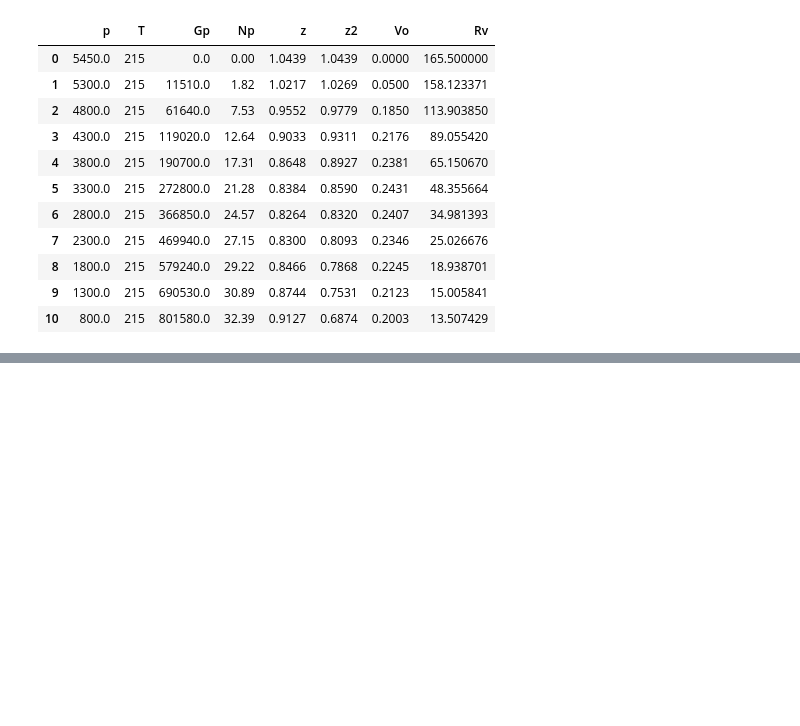
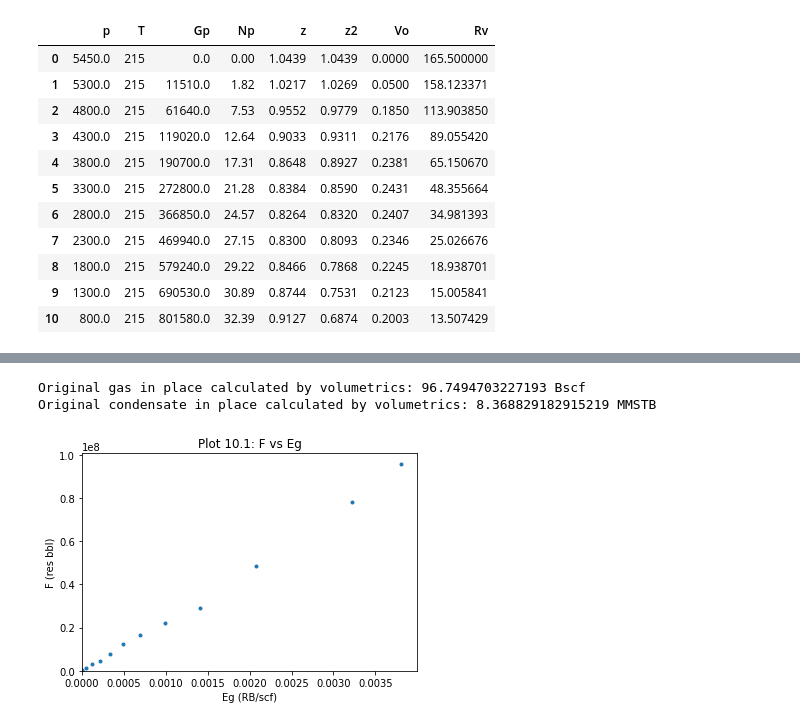
Before and after one commit to yohanesnuwara/reservoir-engineering, a Jupyter notebook: Unit 10 Gas-Condensate Reservoirs/notebook/10_problems.ipynb, the cells around one changed output, grey strips where cells are left out. Saved outputs shown, nothing was run; the diff lists cells and outputs as text; code cells hidden in the pictures; blank space fills up the shorter version.

```diff
--- a/Unit 10 Gas-Condensate Reservoirs/notebook/10_problems.ipynb
+++ b/Unit 10 Gas-Condensate Reservoirs/notebook/10_problems.ipynb
@@ -229,0 +151,12 @@ result
+# %%
+# calculate initial gas in place volumetrics
+Gfgi_vol = (area * h * poro * (1 - swi)) / Bgi # result in scf
+
+# calculate initial condensate in place from ogip
+condensate_inplace_vol = (Gfgi_vol / 1E+06) * Rvi # result in STB
+
+print('Original gas in place calculated by volumetrics:', Gfgi_vol / 1E+09, 'Bscf')
+print('Original condensate in place calculated by volumetrics:', condensate_inplace_vol / 1E+06, 'MMSTB')
+# %% [output]
+Original gas in place calculated by volumetrics: 96.7494703227193 Bscf
+Original condensate in place calculated by volumetrics: 8.368829182915219 MMSTB
@@ -229,0 +217,33 @@ result
+# %%
+# calculate initial gas in place by material balance plot
+
+# for above and below dewpoint, the calculation is different
+
+above = data.iloc[0]
+Bg = above['Bg'] / 1E+3 # RB/Mscf to RB/scf
+Bgi = Bg
+Gp = above['Gp'] * 1E+9 # Bscf to scf
+Gpi = Gp
+F_above, Eg_above = condensate_abovedew(Bg, Bgi, Gp, Gpi)
+
+below = data.iloc[1:]
+Rs = below['Rs'].values
+Rv = below['Rv'].values / 1E+6  # STB/MMscf to STB/scf
+Rsi = Rs[0]
+Rvi = Rv[0]
+Bo = below['Bo'].values
+Bg = below['Bg'].values / 1E+3 # RB/Mscf to RB/scf
+Np = below['Np'].values
+Gp = below['Gp'].values * 1E+9 # Bscf to scf
+F_below, Eg_below = condensate_belowdew(Rs, Rv, Rsi, Rvi, Bo, Bg, Np, Gp)
+
+F = np.append(F_above, F_below)
+Eg = np.append(Eg_above, Eg_below)
+
+plt.plot(Eg, F, '.')
+plt.title('Plot 10.1: F vs Eg')
+plt.xlabel('Eg (RB/scf)'); plt.ylabel('F (res bbl)')
+plt.xlim(xmin=0); plt.ylim(ymin=0)
+plt.show()
+# %% [output]
+[figure, added]
```
Also changed, not shown: parts of 11 cells of this notebook.
